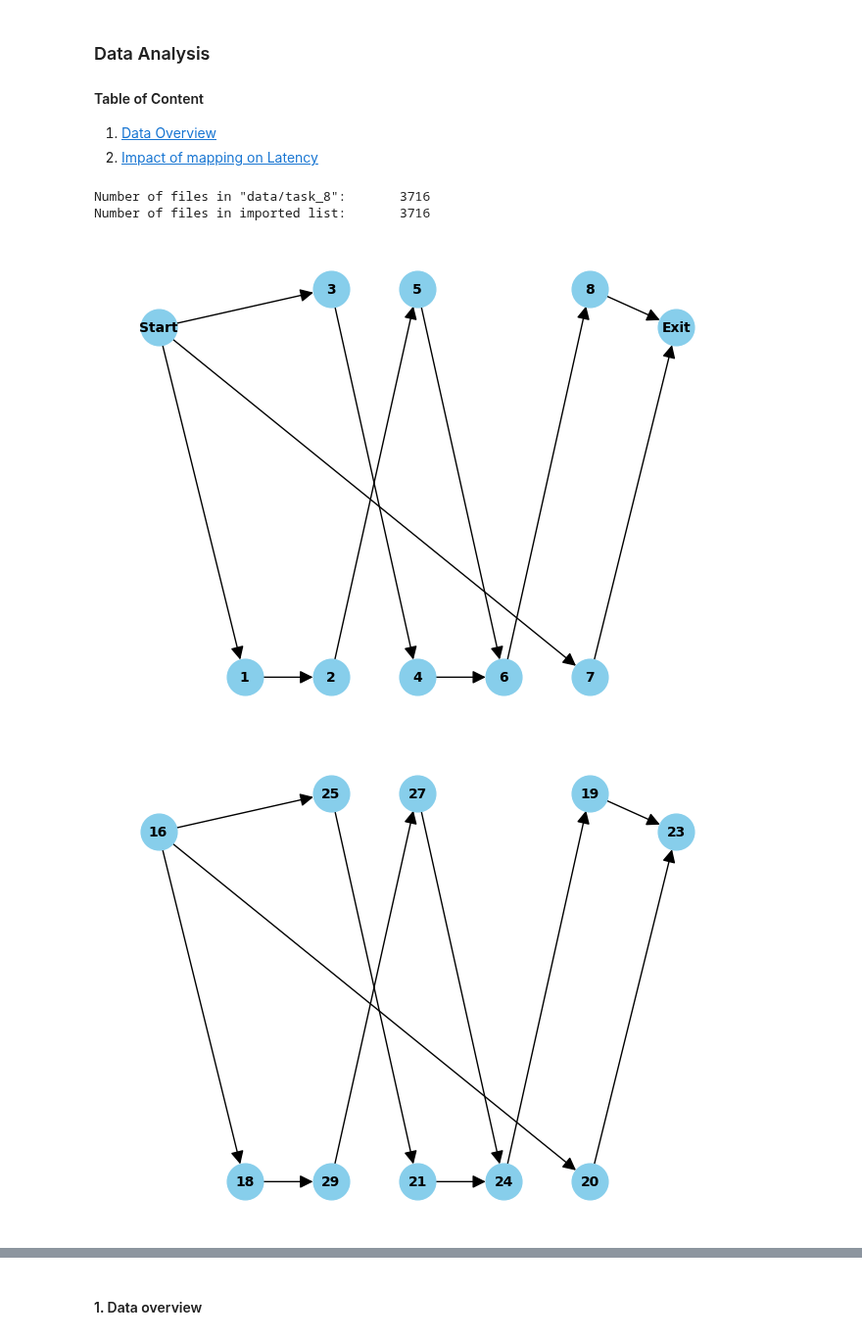
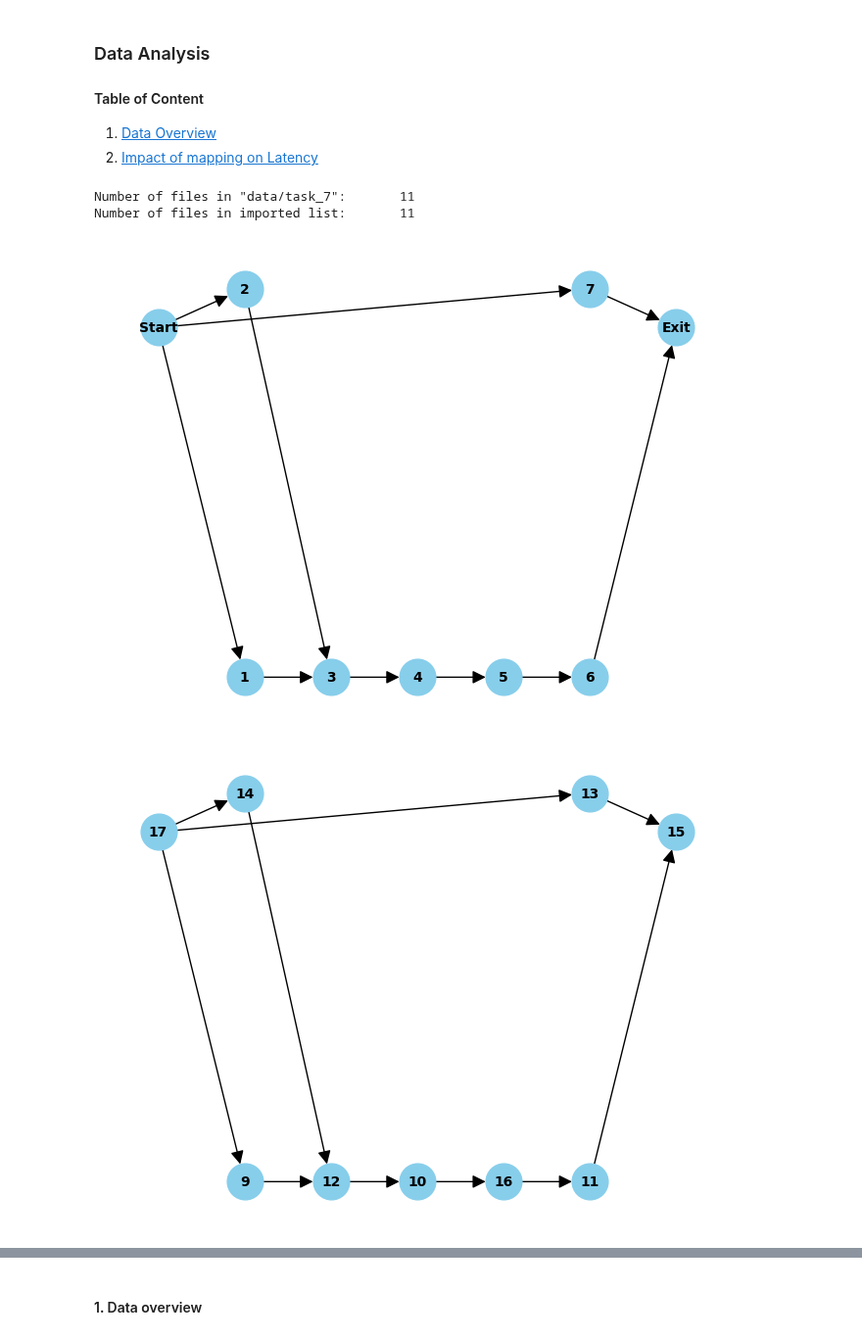
Before and after one commit to faseelmo/noc_latency_predictor, a Jupyter notebook: training_data/data_analysis.ipynb, the cells around one changed output, grey strips where cells are left out. Shown at 98% size. Cells and saved outputs as stored; diff of their text form; code cells hidden in the pictures.

```diff
--- a/training_data/data_analysis.ipynb
+++ b/training_data/data_analysis.ipynb
@@ -6,7 +6,7 @@
 # %%
 # directory_path = 'data/task_5'
 # directory_path = 'data/task_10'
-directory_path = 'data/task_8'
+directory_path = 'data/task_7'
 # %%
 """
 Importing Generated Data
@@ -29,8 +29,8 @@ for file_name in files:
 print(f"Number of files in \"{directory_path}\": \t{len(files)}")
 print(f"Number of files in imported list: \t{len(list_of_dict)}")
 # %% [output]
-Number of files in "data/task_8":       3716
-Number of files in imported list:       3716
+Number of files in "data/task_7":       11
+Number of files in imported list:       11
 # %%
 """
 Function for Visualizing Graph Object
@@ -45,33 +45,33 @@ def visGraph(graph, pos=None):
         pos = nx.spring_layout(graph, seed=42)
         pos['Start'] = np.array([-1,0])
         pos['Exit'] = np.array([1,0])
     nx.draw(graph, pos, with_labels=True, node_size=700, node_color='skyblue', font_size=10, font_color='black', font_weight='bold', arrowsize=20)
     plt.show()
 
 def visGraphGrid(edges):
     nodes = list(range(16,32,1))
     G = nx.DiGraph()
     G.add_nodes_from(nodes)
     pos = {16: (0, 3), 17: (1, 3), 18: (2, 3), 19: (3, 3),
            20: (0, 2), 21: (1, 2), 22: (2, 2), 23: (3, 2),
            24: (0, 1), 25: (1, 1), 26: (2, 1), 27: (3, 1),
            28: (0, 0), 29: (1, 0), 30: (2, 0), 31: (3, 0)}
 
     for edge in edges:
         G.add_edge(edge[0], edge[1])
 
     nx.draw(G, pos, with_labels=True, node_size=700, node_color='skyblue', font_size=10, font_color='black', font_weight='bold', arrowsize=20)
     plt.title('4x4 Grid Graph')
     plt.show()
 
 task = list_of_dict[0]
 if 'task_graph_pos' in task:
     visGraph(task['task_graph'], pos=task['task_graph_pos'])
 else:
     visGraph(task['task_graph'])
 
 visGraph(task['map_graph'], pos=task['map_graph_pos'])
-visGraphGrid(task['map_graph'].edges)
+# visGraphGrid(task['map_graph'].edges)
 # %% [output]
-[figure, old version]
+[figure, new version]
-[figure, old version]
+[figure, new version]
```
Also changed, not shown: parts of 4 cells of this notebook, 5 other files.
